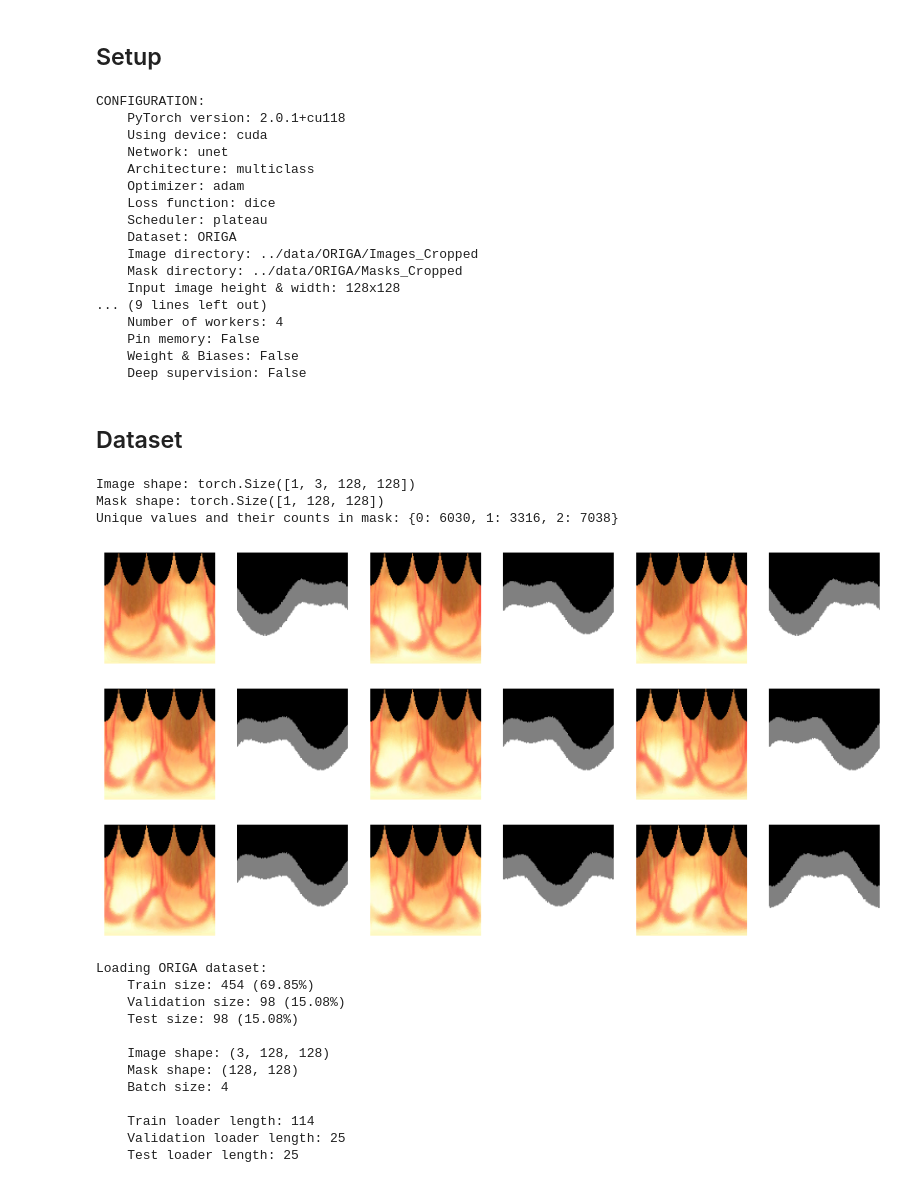
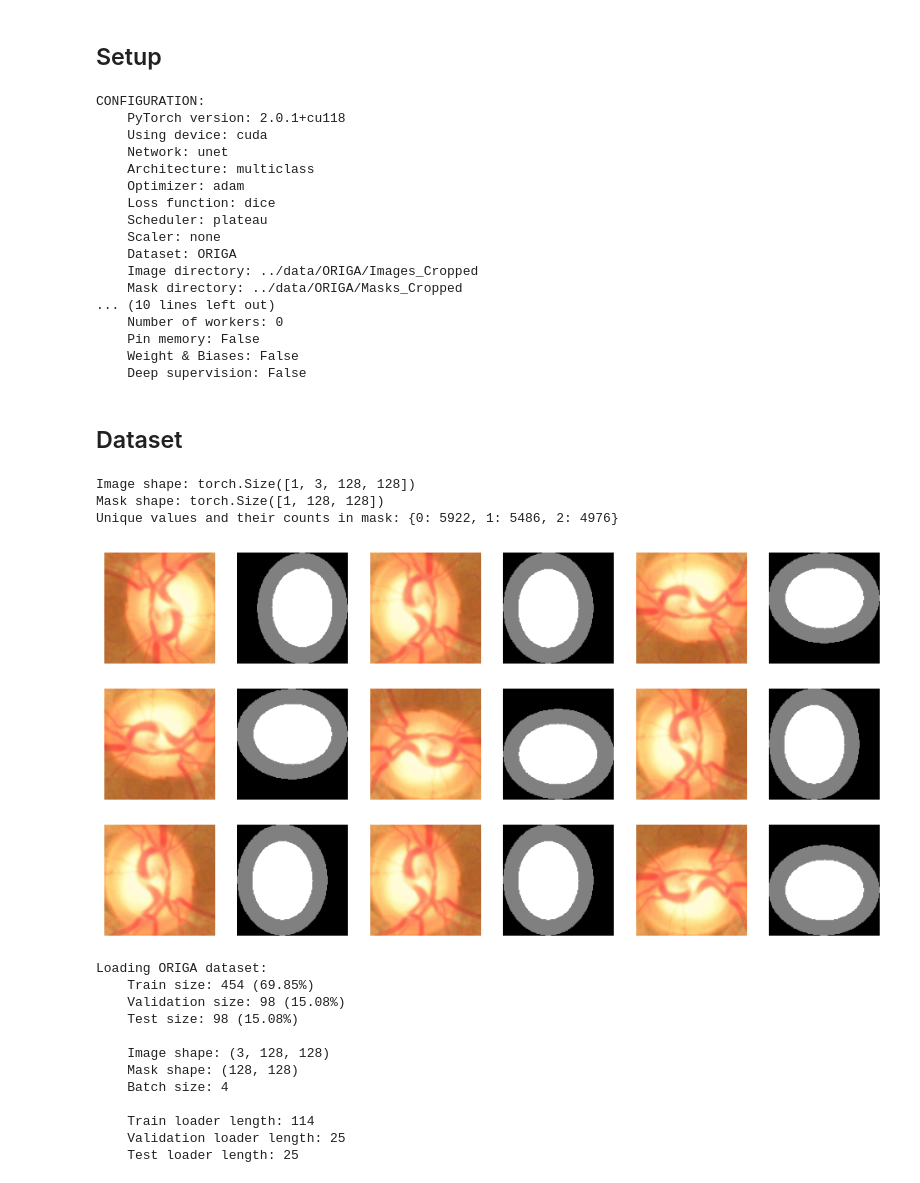
Before and after one commit to AkosKappel/DP-GlaucomaSegmentation, a Jupyter notebook: notebooks/workspace.ipynb, the cells around one changed output. Saved outputs shown, nothing was run; the diff lists cells and outputs as text; code cells hidden in the pictures.

```diff
--- a/notebooks/workspace.ipynb
+++ b/notebooks/workspace.ipynb
@@ -36,6 +36,7 @@ OPTIMIZER = 'adam'
 ARCHITECTURE = 'multiclass'  # multiclass, binary, dual, cascade
 BINARY_TARGET_CLASSES = [1, 2]
 SCHEDULER = 'plateau'
+SCALER = 'none'
 DATASET = 'ORIGA'
 BATCH_SIZE = 4
 LEARNING_RATE = 1e-4
@@ -44,7 +45,7 @@ LAYERS = [32, 64, 128, 256, 512]
 EARLY_STOPPING_PATIENCE = 10
 LOG_INTERVAL = 5
 SAVE_INTERVAL = 10
-NUM_WORKERS = 4
+NUM_WORKERS = 0
 DEVICE = torch.device('cuda' if torch.cuda.is_available() else 'cpu')
 PIN_MEMORY = True if DEVICE == 'cuda' else False
 USE_WANDB = False
@@ -61,6 +62,7 @@ print(f'''CONFIGURATION:
     Optimizer: {OPTIMIZER}
     Loss function: {LOSS_FUNCTION}
     Scheduler: {SCHEDULER}
+    Scaler: {SCALER}
     Dataset: {DATASET}
     Image directory: {IMAGE_DIR}
     Mask directory: {MASK_DIR}
@@ -87,12 +89,12 @@ CONFIGURATION:
     Optimizer: adam
     Loss function: dice
     Scheduler: plateau
+    Scaler: none
     Dataset: ORIGA
     Image directory: ../data/ORIGA/Images_Cropped
     Mask directory: ../data/ORIGA/Masks_Cropped
-    Input image height & width: 128x128
-... (9 lines left out)
-    Number of workers: 4
+... (10 lines left out)
+    Number of workers: 0
     Pin memory: False
     Weight & Biases: False
     Deep supervision: False
@@ -105,7 +107,8 @@ example_ds = OrigaDataset(IMAGE_DIR, MASK_DIR, os.listdir(IMAGE_DIR)[:1], A.Comp
     A.VerticalFlip(p=0.5),
     A.RandomRotate90(p=1.0),  # rotate by 0, 90, 180, or 270 degrees
     # A.Rotate(limit=30, p=0.33, border_mode=cv.BORDER_CONSTANT),
-    A.Lambda(image=polar_transform, mask=polar_transform),
+    # A.Lambda(image=occlude),
+    # A.Lambda(image=polar_transform, mask=polar_transform),
     # A.Lambda(image=inverse_polar_transform, mask=inverse_polar_transform),
     # A.Sharpen(p=0.5, alpha=(0.1, 0.3), lightness=(0.5, 1.0)),
 
@@ -122,35 +125,35 @@ example_ds = OrigaDataset(IMAGE_DIR, MASK_DIR, os.listdir(IMAGE_DIR)[:1], A.Comp
     # A.Lambda(image=keep_blue_channel),
 
     ToTensorV2(),
 ]))
 example_loader = DataLoader(example_ds, batch_size=1, shuffle=True)
 
 example_image, example_mask = next(iter(example_loader))
 print(f'Image shape: {example_image.shape}')
 print(f'Mask shape: {example_mask.shape}')
 
 unique, counts = np.unique(example_mask, return_counts=True)
 print(f'Unique values and their counts in mask: {dict(zip(unique, counts))}')
 
 # Plot example augmented images and masks
 fig, ax = plt.subplots(3, 6, figsize=(12, 6))
 ax = ax.ravel()
 for i in range(0, 3 * 6, 2):
     batch = next(iter(example_loader))
     images, masks = batch
     image, mask = images[0], masks[0]
     image = image.permute(1, 2, 0).numpy()
     mask = mask.numpy()
     ax[i].imshow(image)
     ax[i].axis('off')
     ax[i + 1].imshow(mask, cmap='gray')
     ax[i + 1].axis('off')
 plt.show()
 # %% [output]
 Image shape: torch.Size([1, 3, 128, 128])
 Mask shape: torch.Size([1, 128, 128])
-Unique values and their counts in mask: {0: 6030, 1: 3316, 2: 7038}
+Unique values and their counts in mask: {0: 5922, 1: 5486, 2: 4976}
-[figure, old version]
+[figure, new version]
 # %%
 train_transform = A.Compose([
     A.Resize(height=IMAGE_HEIGHT, width=IMAGE_WIDTH),
```
Also changed, not shown: parts of 18 cells of this notebook, 3 other files.
